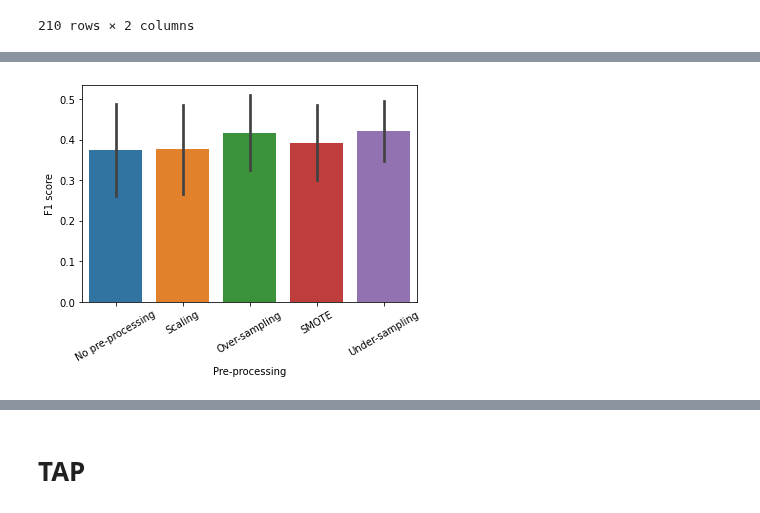
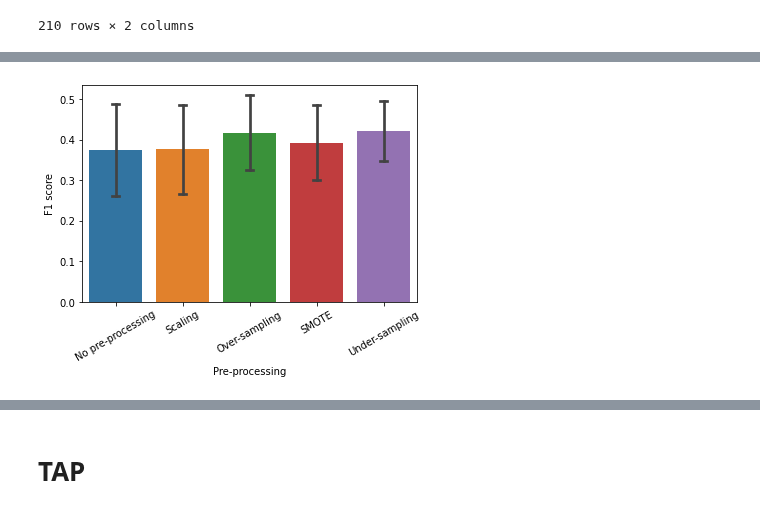
Before and after one commit to kvetab/di-pred, a Jupyter notebook: notebooks/reports/05_cross_validation_evaluation.ipynb, the cells around one changed output, grey strips where cells are left out. Saved outputs shown, nothing was run; the diff lists cells and outputs as text; code cells hidden in the pictures.

```diff
--- a/notebooks/reports/05_cross_validation_evaluation.ipynb
+++ b/notebooks/reports/05_cross_validation_evaluation.ipynb
@@ -489,12 +514,12 @@ plt.show()
 # %%
 plt.figure(figsize=(6,4))
 order = ["no_prepro", "scaling", "oversampling", "smote_os", "undersampling"]
-ax = sns.barplot(x="preprocessing", y="F1", data=f1_df, ci="sd", order=order)
+ax = sns.barplot(x="preprocessing", y="F1", data=f1_df, ci="sd", order=order, capsize=0.1)
 labels = ["No pre-processing", "Scaling", "Over-sampling", "SMOTE", "Under-sampling"]
 ax.set_xticklabels(labels,rotation = 30)
 ax.set_xlabel("Pre-processing")
 ax.set_ylabel("F1 score")
 plt.savefig(path.join(DATA_DIR, "images/f1_of_cross_val_with_sd_by_prepro.png"), bbox_inches='tight')
 plt.show()
 # %% [output]
-[figure, old version]
+[figure, new version]
```
Also changed, not shown: parts of 21 cells of this notebook.
